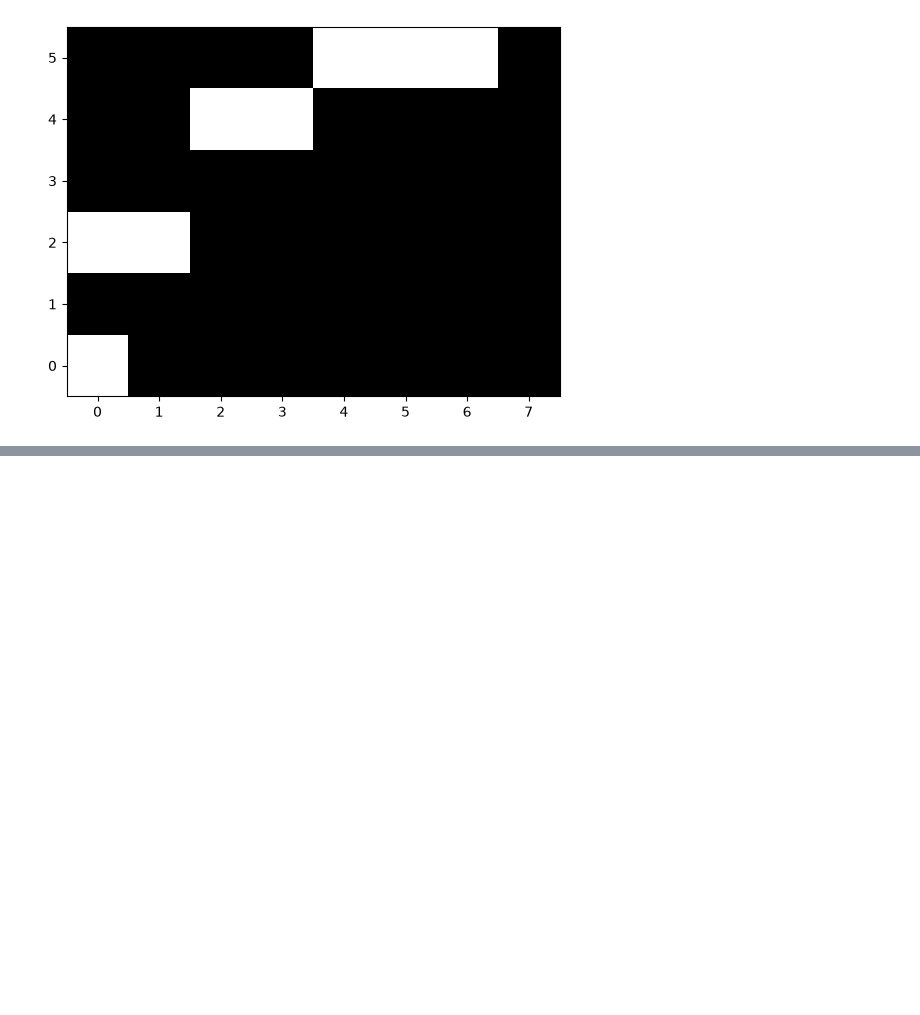
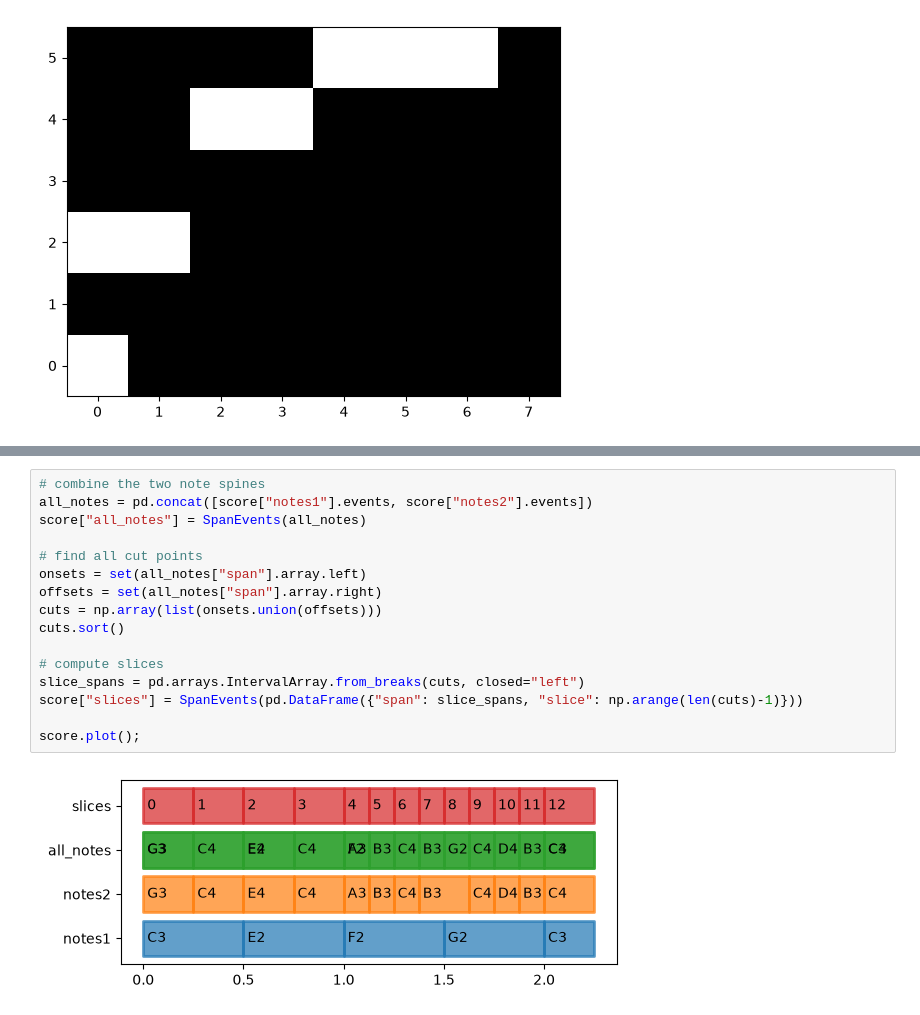
Before and after one commit to Amsterdam-Music-Lab/music-format-experiments, a Jupyter notebook: examples.ipynb, the cells around one changed output, grey strips where cells are left out. Saved outputs shown, nothing was run; the diff lists cells and outputs as text; blank space fills up the shorter version.

```diff
--- a/examples.ipynb
+++ b/examples.ipynb
@@ -511,0 +574,18 @@ plt.imshow(pianoroll, origin="lower", cmap="gray")
+# %%
+# combine the two note spines
+all_notes = pd.concat([score["notes1"].events, score["notes2"].events])
+score["all_notes"] = SpanEvents(all_notes)
+
+# find all cut points
+onsets = set(all_notes["span"].array.left)
+offsets = set(all_notes["span"].array.right)
+cuts = np.array(list(onsets.union(offsets)))
+cuts.sort()
+
+# compute slices
+slice_spans = pd.arrays.IntervalArray.from_breaks(cuts, closed="left")
+score["slices"] = SpanEvents(pd.DataFrame({"span": slice_spans, "slice": np.arange(len(cuts)-1)}))
+
+score.plot();
+# %% [output]
+[figure, added]
```
Also changed, not shown: parts of 15 cells of this notebook.
